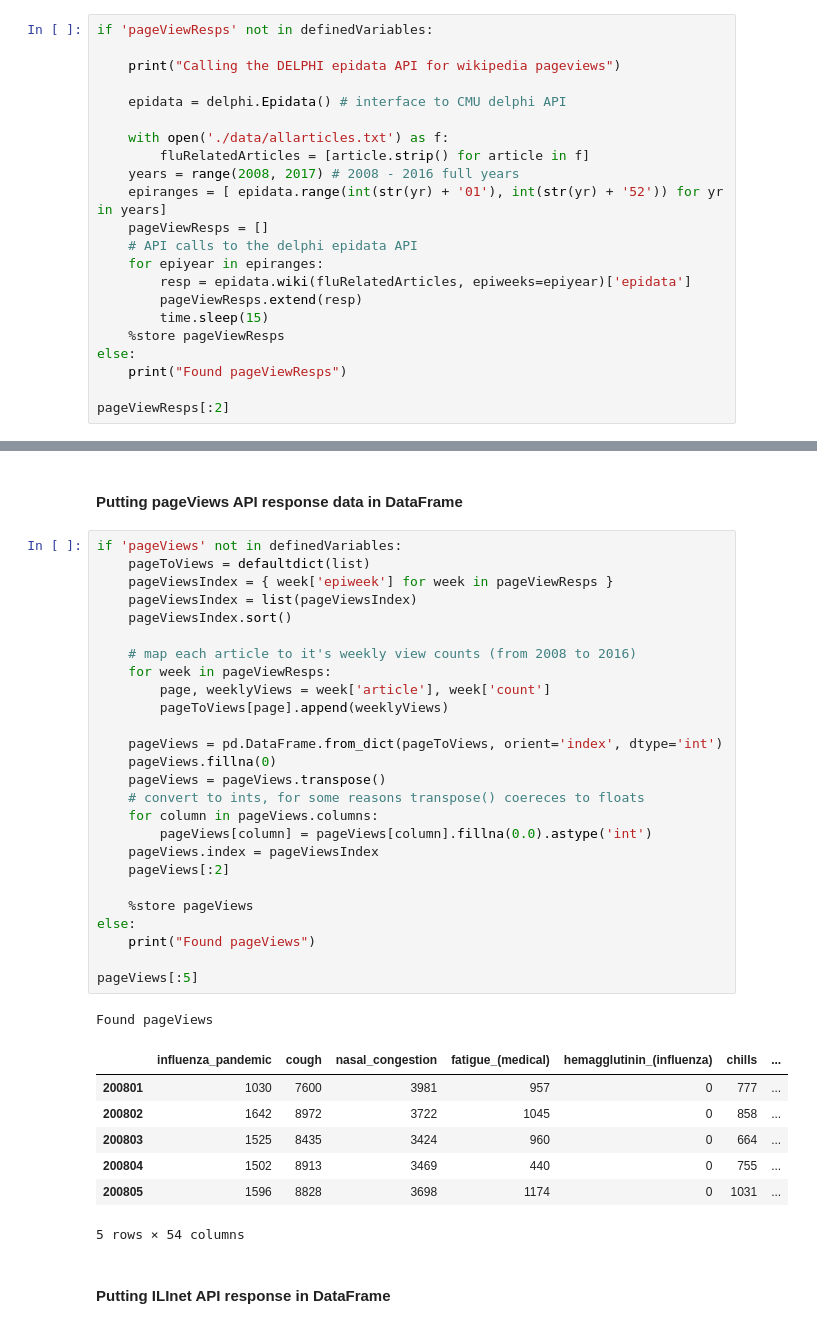
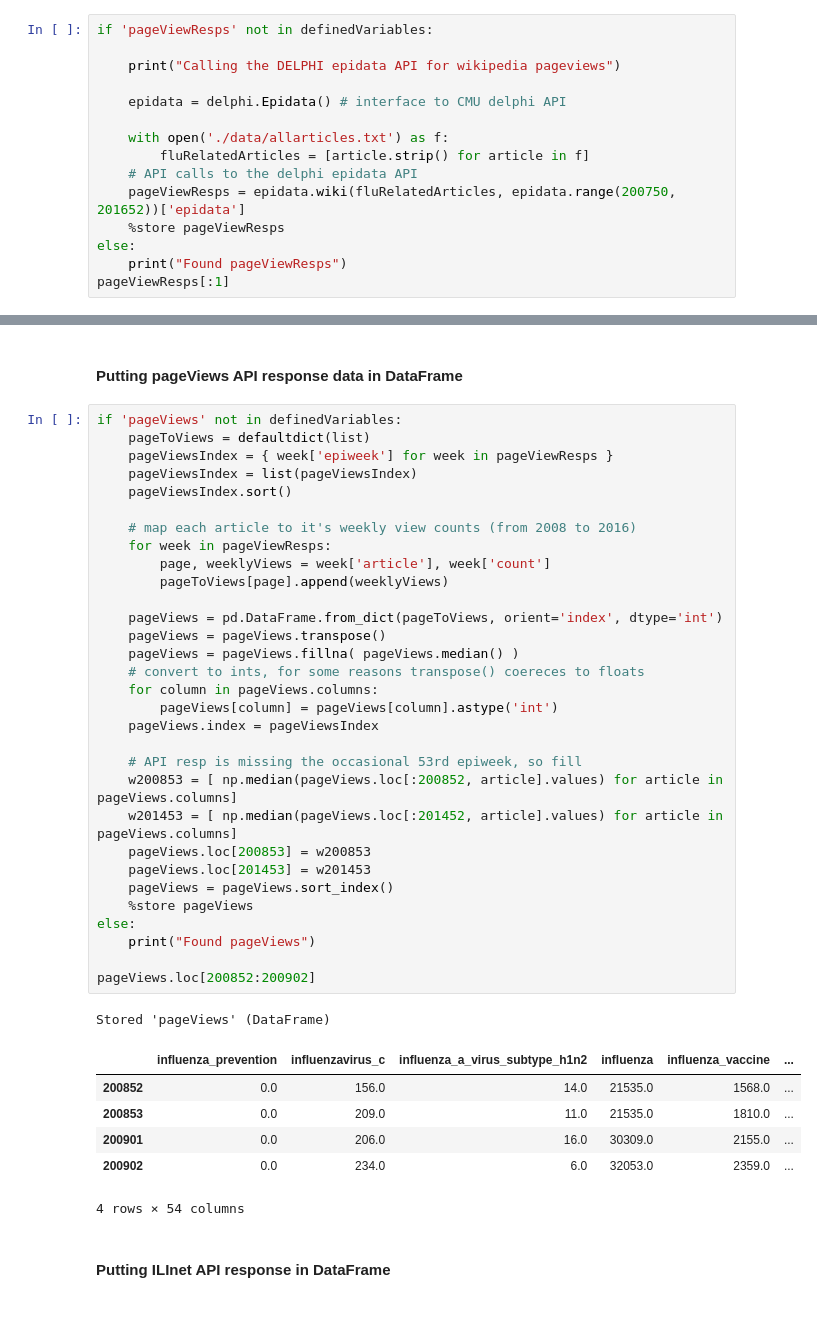
Before and after one commit to wcwagner/wikidemics, a Jupyter notebook: influenza-data.ipynb, the cells around one changed output, grey strips where cells are left out. Drawn from its saved outputs; the diff is of its cells as text.

```diff
--- a/influenza-data.ipynb
+++ b/influenza-data.ipynb
@@ -36,19 +37,12 @@ if 'pageViewResps' not in definedVariables:
 
     with open('./data/allarticles.txt') as f:
         fluRelatedArticles = [article.strip() for article in f]
-    years = range(2008, 2017) # 2008 - 2016 full years
-    epiranges = [ epidata.range(int(str(yr) + '01'), int(str(yr) + '52')) for yr in years]
-    pageViewResps = []
     # API calls to the delphi epidata API
-    for epiyear in epiranges:
-        resp = epidata.wiki(fluRelatedArticles, epiweeks=epiyear)['epidata']
-        pageViewResps.extend(resp)
-        time.sleep(15)
+    pageViewResps = epidata.wiki(fluRelatedArticles, epidata.range(200750, 201652))['epidata']
     %store pageViewResps
 else:
     print("Found pageViewResps")
-
-pageViewResps[:2]
+pageViewResps[:1]
 # %% [output]
 Found pageViewResps
 [{'article': 'amantadine',
@@ -100,38 +87,42 @@ Found wILIresp
 # %%
 if 'pageViews' not in definedVariables:
     pageToViews = defaultdict(list)
     pageViewsIndex = { week['epiweek'] for week in pageViewResps }
     pageViewsIndex = list(pageViewsIndex)
     pageViewsIndex.sort()
 
     # map each article to it's weekly view counts (from 2008 to 2016)
     for week in pageViewResps:
         page, weeklyViews = week['article'], week['count']
         pageToViews[page].append(weeklyViews)
 
     pageViews = pd.DataFrame.from_dict(pageToViews, orient='index', dtype='int')
-    pageViews.fillna(0)
     pageViews = pageViews.transpose()
+    pageViews = pageViews.fillna( pageViews.median() )
     # convert to ints, for some reasons transpose() coereces to floats
     for column in pageViews.columns:
-        pageViews[column] = pageViews[column].fillna(0.0).astype('int')
+        pageViews[column] = pageViews[column].astype('int')
     pageViews.index = pageViewsIndex
-    pageViews[:2]
 
+    # API resp is missing the occasional 53rd epiweek, so fill
+    w200853 = [ np.median(pageViews.loc[:200852, article].values) for article in pageViews.columns]
+    w201453 = [ np.median(pageViews.loc[:201452, article].values) for article in pageViews.columns]
+    pageViews.loc[200853] = w200853
+    pageViews.loc[201453] = w201453
+    pageViews = pageViews.sort_index()
     %store pageViews
 else:
     print("Found pageViews")
 
-pageViews[:5]
+pageViews.loc[200852:200902]
 # %% [output]
-Found pageViews
+Stored 'pageViews' (DataFrame)
-|  | influenza_pandemic | cough | nasal_congestion | fatigue_(medical) | hemagglutinin_(influenza) | chills | ... |
-| 200801 | 1030 | 7600 | 3981 | 957 | 0 | 777 | ... |
-| 200802 | 1642 | 8972 | 3722 | 1045 | 0 | 858 | ... |
-| 200803 | 1525 | 8435 | 3424 | 960 | 0 | 664 | ... |
-| 200804 | 1502 | 8913 | 3469 | 440 | 0 | 755 | ... |
-| 200805 | 1596 | 8828 | 3698 | 1174 | 0 | 1031 | ... |
+|  | influenza_prevention | influenzavirus_c | influenza_a_virus_subtype_h1n2 | influenza | influenza_vaccine | ... |
+| 200852 | 0.0 | 156.0 | 14.0 | 21535.0 | 1568.0 | ... |
+| 200853 | 0.0 | 209.0 | 11.0 | 21535.0 | 1810.0 | ... |
+| 200901 | 0.0 | 206.0 | 16.0 | 30309.0 | 2155.0 | ... |
+| 200902 | 0.0 | 234.0 | 6.0 | 32053.0 | 2359.0 | ... |
-5 rows × 54 columns
+4 rows × 54 columns
 # %% [markdown]
 #### Putting ILInet API response in DataFrame
 # %%
```
Also changed, not shown: parts of 13 cells of this notebook.
